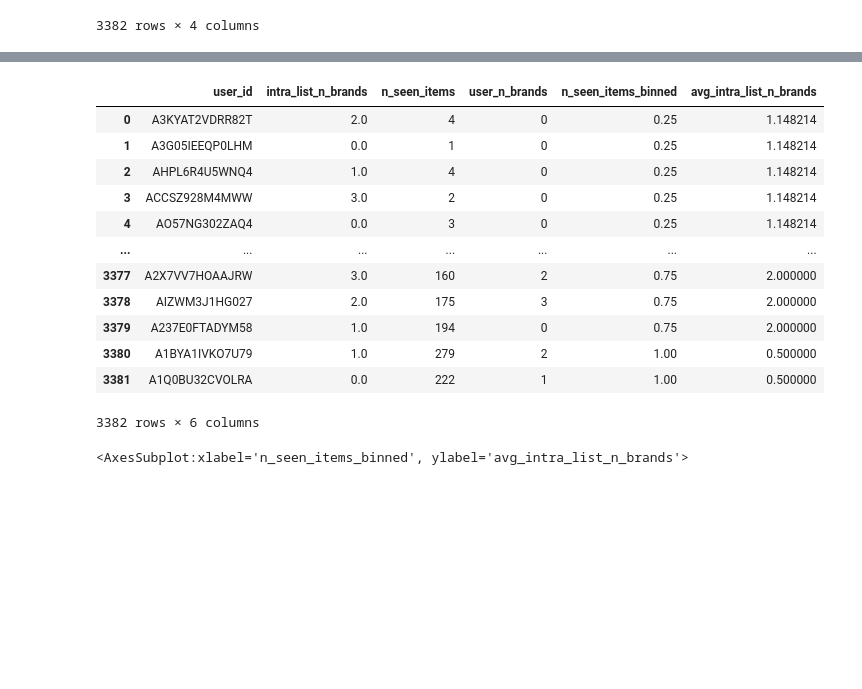
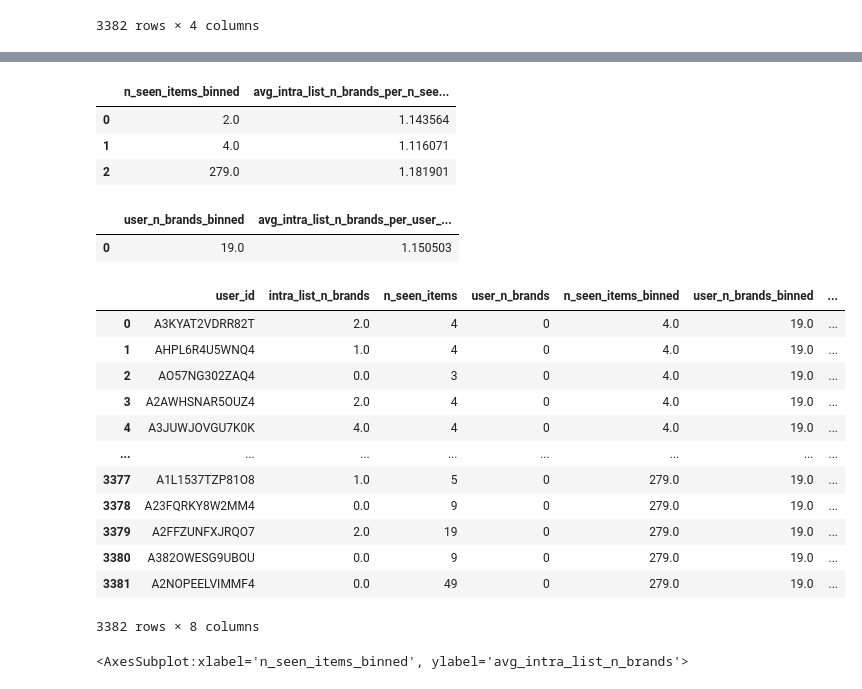
Before and after one commit to mariajoaolavoura/measuring_forgetting, a Jupyter notebook: notebooks/ADM - calculating diversity.ipynb, the cells around one changed output, grey strips where cells are left out. Cells and saved outputs as stored; diff of their text form; code cells hidden in the pictures; blank space fills up the shorter version.

```diff
--- a/notebooks/ADM - calculating diversity.ipynb
+++ b/notebooks/ADM - calculating diversity.ipynb
@@ -539,0 +970,20 @@ avg_intra_list_div_per_bin
+# %%
+# try:
+#     _, b = pd.qcut(diversity_df[user_div_col], 4, retbins=True, labels=False)
+
+# except:
+#     try:
+#         _, b = pd.qcut(diversity_df[user_div_col], 3, retbins=True, labels=False)
+
+#     except:
+#         _, b = pd.qcut(diversity_df[user_div_col], 4, retbins=True, labels=False, duplicates='drop')
+
+
+# user_div_bin_col = user_div_col+'_binned'
+# diversity_df[user_div_col+'_binned'] = b[1:][_]
+# diversity_df
+
+
+user_div_bin_col, _ = get_col_binned(diversity_df, user_div_col)
+
+diversity_df
@@ -540,20 +1004,46 @@ avg_intra_list_div_per_bin
+# %%
+def get_avg_recdiv_per_bin(df, rec_div_col, bin_col):
+    avg_recdiv_bin_col = 'avg_'+rec_div_col+'_per_'+bin_col
+    avg_recdiv_per_bin = df[[bin_col, rec_div_col]].groupby(bin_col).mean().reset_index()
+    avg_recdiv_per_bin.columns = [bin_col, avg_recdiv_bin_col]
+    return avg_recdiv_per_bin
+# %%
+# avg_recdiv_profilebin_col = 'avg_'+rec_div_col+'_per_'+user_profile_size_bin_col
+# avg_recdiv_per_profilebin = diversity_df[[user_profile_size_bin_col, rec_div_col]].groupby(user_profile_size_bin_col).mean().reset_index()
+# avg_recdiv_per_profilebin.columns = [user_profile_size_bin_col, avg_recdiv_profilebin_col]
+# avg_recdiv_per_profilebin
+
+avg_recdiv_per_profilebin = get_avg_recdiv_per_bin(diversity_df, rec_div_col, user_profile_size_bin_col)
+avg_recdiv_per_profilebin
+# %% [output]
+|  | n_seen_items_binned | avg_intra_list_n_brands_per_n_see... |
+| 0 | 2.0 | 1.143564 |
+| 1 | 4.0 | 1.116071 |
+| 2 | 279.0 | 1.181901 |
+# %%
+avg_recdiv_per_userdivbin = get_avg_recdiv_per_bin(diversity_df, rec_div_col, user_div_bin_col)
+avg_recdiv_per_userdivbin
+# %% [output]
+|  | user_n_brands_binned | avg_intra_list_n_brands_per_user_... |
+| 0 | 19.0 | 1.150503 |
 # %%
-diversity_df = pd.merge(diversity_df, avg_intra_list_div_per_bin)
+diversity_df = pd.merge(diversity_df, avg_recdiv_per_profilebin)
+diversity_df = pd.merge(diversity_df, avg_recdiv_per_userdivbin)
 diversity_df
 # %% [output]
-|  | user_id | intra_list_n_brands | n_seen_items | user_n_brands | n_seen_items_binned | avg_intra_list_n_brands |
-| 0 | A3KYAT2VDRR82T | 2.0 | 4 | 0 | 0.25 | 1.148214 |
-| 1 | A3G05IEEQP0LHM | 0.0 | 1 | 0 | 0.25 | 1.148214 |
-| 2 | AHPL6R4U5WNQ4 | 1.0 | 4 | 0 | 0.25 | 1.148214 |
-| 3 | ACCSZ928M4MWW | 3.0 | 2 | 0 | 0.25 | 1.148214 |
-| 4 | AO57NG302ZAQ4 | 0.0 | 3 | 0 | 0.25 | 1.148214 |
-| ... | ... | ... | ... | ... | ... | ... |
-| 3377 | A2X7VV7HOAAJRW | 3.0 | 160 | 2 | 0.75 | 2.000000 |
-| 3378 | AIZWM3J1HG027 | 2.0 | 175 | 3 | 0.75 | 2.000000 |
-| 3379 | A237E0FTADYM58 | 1.0 | 194 | 0 | 0.75 | 2.000000 |
-| 3380 | A1BYA1IVKO7U79 | 1.0 | 279 | 2 | 1.00 | 0.500000 |
-| 3381 | A1Q0BU32CVOLRA | 0.0 | 222 | 1 | 1.00 | 0.500000 |
+|  | user_id | intra_list_n_brands | n_seen_items | user_n_brands | n_seen_items_binned | user_n_brands_binned | ... |
+| 0 | A3KYAT2VDRR82T | 2.0 | 4 | 0 | 4.0 | 19.0 | ... |
+| 1 | AHPL6R4U5WNQ4 | 1.0 | 4 | 0 | 4.0 | 19.0 | ... |
+| 2 | AO57NG302ZAQ4 | 0.0 | 3 | 0 | 4.0 | 19.0 | ... |
+| 3 | A2AWHSNAR5OUZ4 | 2.0 | 4 | 0 | 4.0 | 19.0 | ... |
+| 4 | A3JUWJOVGU7K0K | 4.0 | 4 | 0 | 4.0 | 19.0 | ... |
+| ... | ... | ... | ... | ... | ... | ... | ... |
+| 3377 | A1L1537TZP81O8 | 1.0 | 5 | 0 | 279.0 | 19.0 | ... |
+| 3378 | A23FQRKY8W2MM4 | 0.0 | 9 | 0 | 279.0 | 19.0 | ... |
+| 3379 | A2FFZUNFXJRQO7 | 2.0 | 19 | 0 | 279.0 | 19.0 | ... |
+| 3380 | A382OWESG9UBOU | 0.0 | 9 | 0 | 279.0 | 19.0 | ... |
+| 3381 | A2NOPEELVIMMF4 | 0.0 | 49 | 0 | 279.0 | 19.0 | ... |
-3382 rows × 6 columns
+3382 rows × 8 columns
 # %%
 diversity_df[['n_seen_items_binned', avg_rec_div_col]].plot(x='n_seen_items_binned',
                                                             y=avg_rec_div_col,
```
Also changed, not shown: parts of 48 cells of this notebook, 1 other file.
